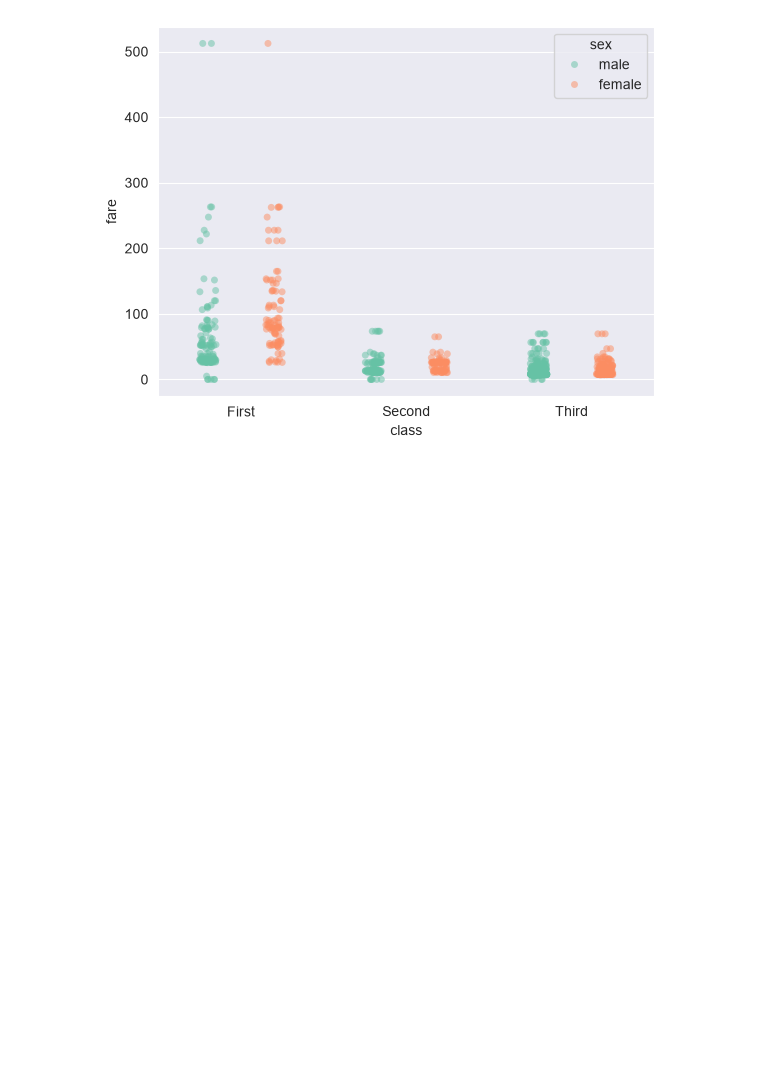
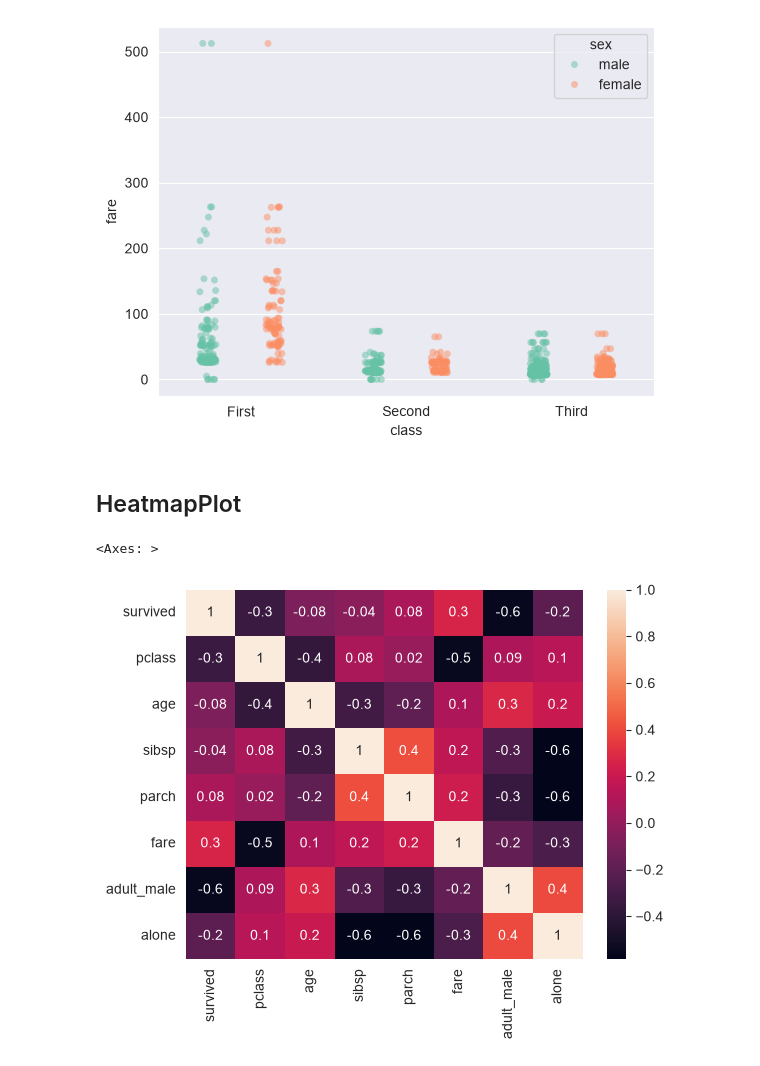
Before and after one commit to DashPgi/PyTraining, a Jupyter notebook: Machine-learning/Matplotlib-Seaborn/sea.ipynb, the cells around one changed output. Saved outputs shown, nothing was run; the diff lists cells and outputs as text; code cells hidden in the pictures; blank space fills up the shorter version.

```diff
--- a/Machine-learning/Matplotlib-Seaborn/sea.ipynb
+++ b/Machine-learning/Matplotlib-Seaborn/sea.ipynb
@@ -197,3 +197,16 @@ sea.stripplot(
 # %% [output]
 <Axes: xlabel='class', ylabel='fare'>
 [figure]
+# %% [markdown]
+## HeatmapPlot
+# %%
+corr = titanic_df.corr(numeric_only=True)
+
+sea.heatmap(
+    data=corr,
+    annot=True,
+    fmt="0.1g",
+)
+# %% [output]
+<Axes: >
+[figure, added]
```
Also changed, not shown: 1 other file.
